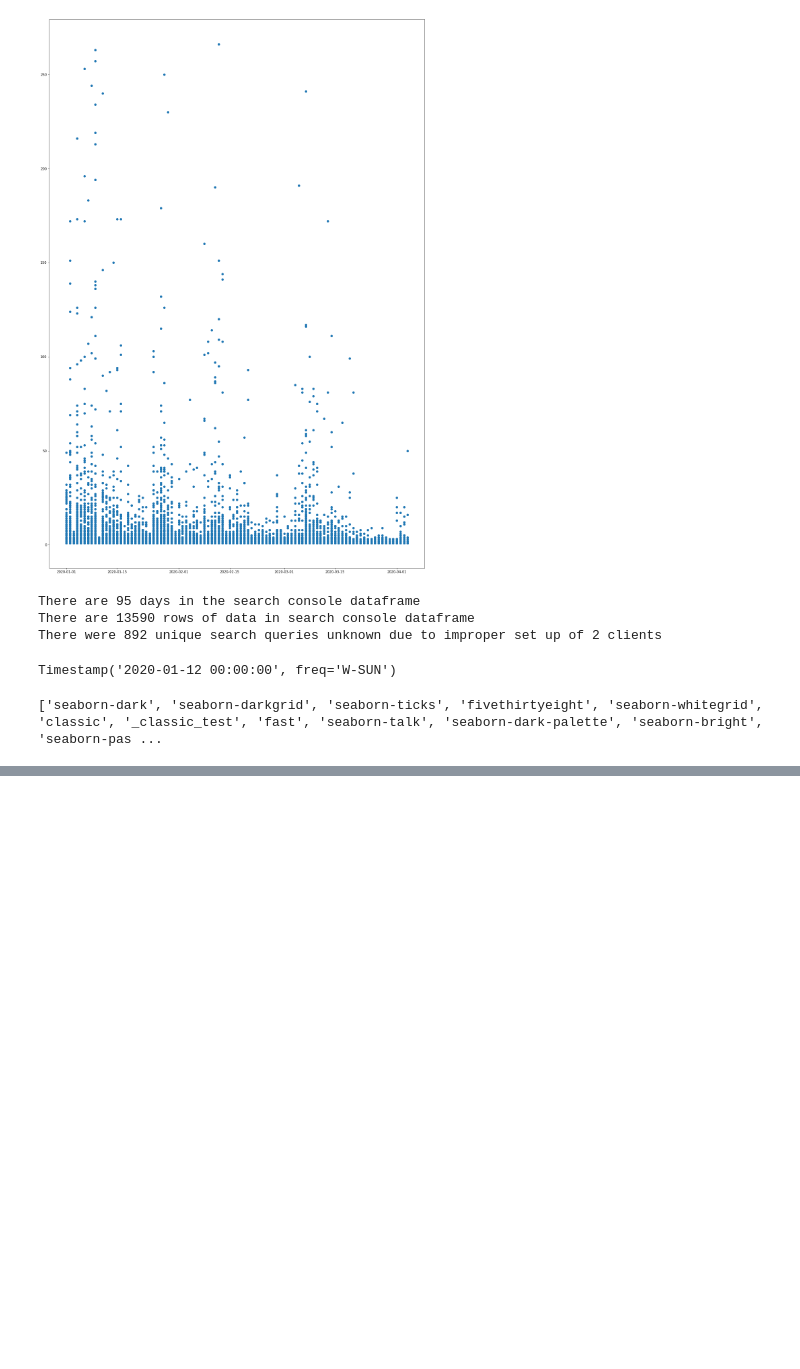
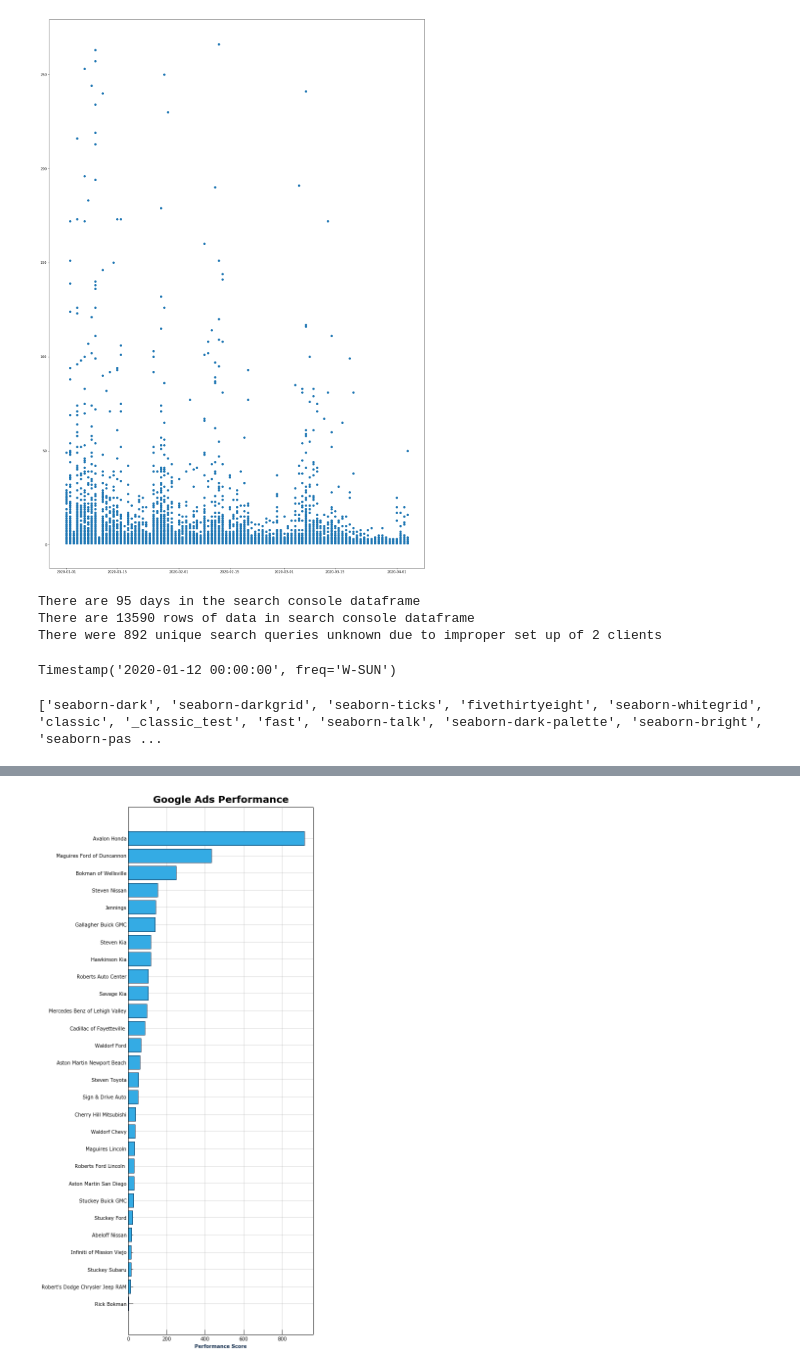
Before and after one commit to GarrettMarkScott/DW3D_DailyBenchmarks, a Jupyter notebook: Average Amount of Sessions.ipynb, the cells around one changed output, grey strips where cells are left out. Saved outputs shown, nothing was run; the diff lists cells and outputs as text; code cells hidden in the pictures; blank space fills up the shorter version.

```diff
--- a/Average Amount of Sessions.ipynb
+++ b/Average Amount of Sessions.ipynb
@@ -290,0 +296,12 @@ NameError: name 'os' is not defined
+# %%
+SQL = """
+    SELECT accounts.DealerName, perf.PerformanceScore, perf.`Real CTR` as SearchAdCTR
+    FROM `data_5d67cfa96d8c0`.`Account Performance:99` AS perf
+    JOIN `data_5d67cfa96d8c0`.`Client Accounts (22)` AS accounts ON perf.DealerId = accounts.DealerID
+    """
+# %%
+#Note the SearchAdCTR is available to add as a label at a later data, follow this article: http://composition.al/blog/2015/11/29/a-better-way-to-add-labels-to-bar-charts-with-matplotlib/
+df = pd.read_sql_query(SQL, engine)
+# %%
+df.sort_values('PerformanceScore', ascending=True, inplace=True)
+df
@@ -290,0 +326,10 @@ NameError: name 'os' is not defined
+# %%
+
+fig = plt.figure()
+plt.barh(width=df.PerformanceScore, y=df.DealerName)
+plt.title('Google Ads Performance')
+fig.set_size_inches([8,16])
+
+plt.xlabel('Performance Score');
+# %% [output]
+[figure, added]
```
Also changed, not shown: parts of 7 cells of this notebook, 1 other file.
